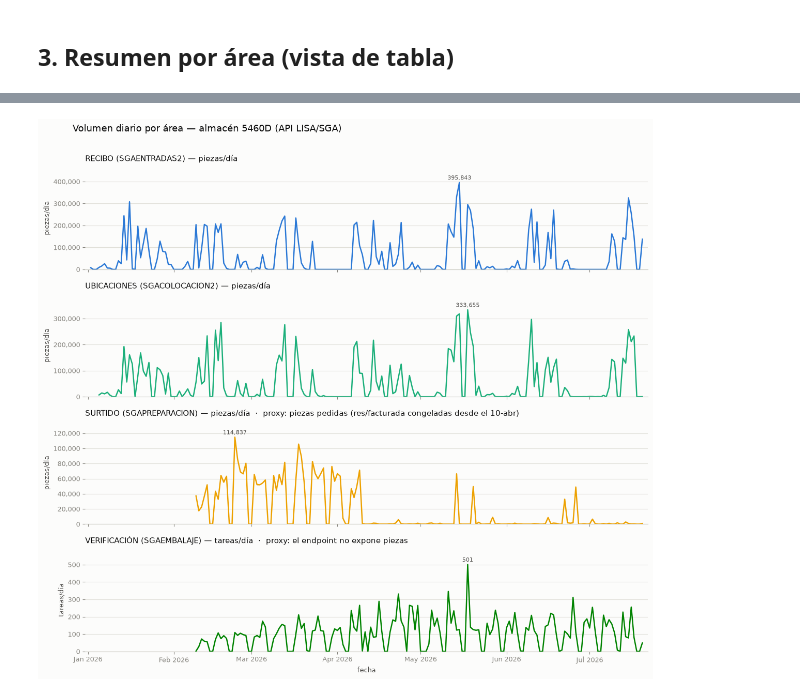
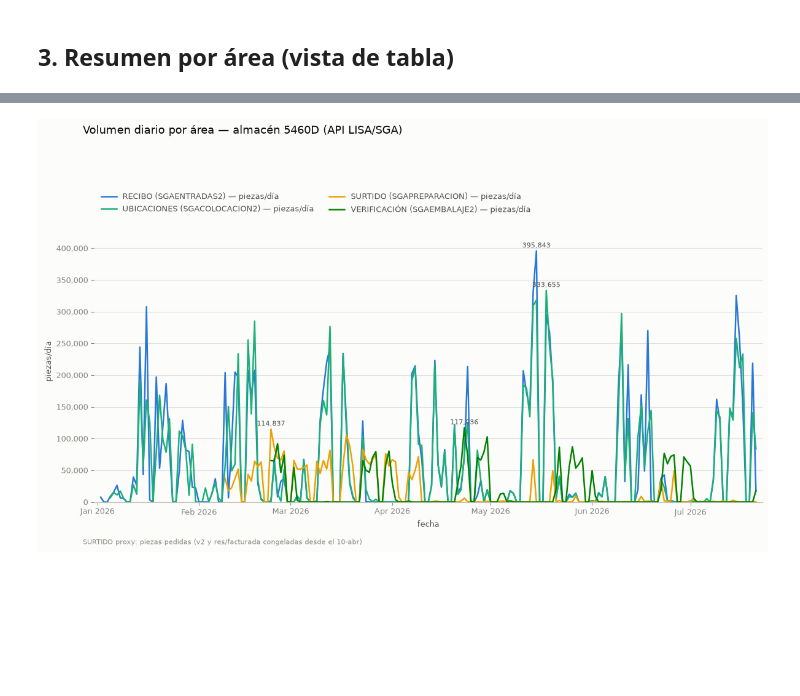
Before and after one commit to Quantium/Zeus-Notebooks, a Jupyter notebook: piezas_por_dia.ipynb, the cells around one changed output, grey strips where cells are left out. Saved outputs shown, nothing was run; the diff lists cells and outputs as text; code cells hidden in the pictures; blank space fills up the shorter version.

Commit message:
Nuevas apis con piezas

```diff
--- a/piezas_por_dia.ipynb
+++ b/piezas_por_dia.ipynb
@@ -62,13 +64,13 @@ def a_dataframe(respuesta: dict) -> pd.DataFrame:
 df_entradas = a_dataframe(client.entradas_almacen_2(fecha_gen=FECHA_DESDE, almacen=ALMACEN))
 df_colocacion = a_dataframe(client.colocacion_2(fecha_gen=FECHA_DESDE, almacen=ALMACEN))
 df_preparacion = a_dataframe(client.preparacion(fecha_gen=FECHA_DESDE, almacen=ALMACEN))
-df_embalaje = a_dataframe(client.embalaje(fecha_gen=FECHA_DESDE, almacen=ALMACEN))
+df_embalaje = a_dataframe(client.embalaje_2(fecha_tarea=FECHA_DESDE, almacen=ALMACEN))
 
 for nombre, df in [
     ("SGAENTRADAS2", df_entradas),
     ("SGACOLOCACION2", df_colocacion),
     ("SGAPREPARACION", df_preparacion),
-    ("SGAEMBALAJE", df_embalaje),
+    ("SGAEMBALAJE2", df_embalaje),
 ]:
     print(f"{nombre:16s} {len(df):>7,} registros · {df.shape[1]} columnas")
 # %% [output]
@@ -90,7 +92,7 @@ iniciadas) se descartan y se contabilizan en el resumen.
 def parsea_fechas(valores: pd.Series) -> pd.Series:
     """Parsea el contrato mixto de fechas del API (jul-2026).
 
-    `entradas_2`/`colocacion_2` responden `dd/mm/aaaa HH:MM:SS`;
+    `entradas_2`/`colocacion_2`/`embalaje_2` responden `dd/mm/aaaa HH:MM:SS`;
     `preparacion`/`embalaje` responden ISO 8601. Separar por prefijo evita que
     `dayfirst=True` voltee las ISO ambiguas (`2026-03-12` es 12-mar, no 3-dic).
     """
@@ -127,9 +129,9 @@ for nombre, df, col_fecha, col_piezas, color, nota in [
      "#2a78d6", ""),
     ("UBICACIONES (SGACOLOCACION2)", df_colocacion, "fecha_inicio", "unidades1", "#1baf7a", ""),
     ("SURTIDO (SGAPREPARACION)", df_preparacion, "fecha_inicio", "cantidad_unidad1_ped",
-     "#eda100", "proxy: piezas pedidas (res/facturada congeladas desde el 10-abr)"),
-    ("VERIFICACIÓN (SGAEMBALAJE)", df_embalaje, "fecha_inicio", None, "#008300",
-     "proxy: el endpoint no expone piezas"),
+     "#eda100", "proxy: piezas pedidas (v2 y res/facturada congeladas desde el 10-abr)"),
+    ("VERIFICACIÓN (SGAEMBALAJE2)", df_embalaje, "fecha_inicio", "cantidad_presentacion",
+     "#008300", ""),
 ]:
     serie, descartados = serie_diaria(df, col_fecha, col_piezas)
     AREAS[nombre] = {
@@ -199,57 +202,74 @@ MUTED = "#898781"
 GRID = "#e1e0d9"
 BASELINE = "#c3c2b7"
 SURFACE = "#fcfcfb"
 
 fmt_miles = FuncFormatter(lambda v, _: f"{v:,.0f}")
 
-fig, axes = plt.subplots(len(AREAS), 1, figsize=(12, 11), sharex=True)
+fig, ax = plt.subplots(figsize=(12, 7))
 fig.patch.set_facecolor(SURFACE)
+ax.set_facecolor(SURFACE)
 
-for ax, (nombre, a) in zip(axes, AREAS.items()):
+for nombre, a in AREAS.items():
     s = a["serie"]
-    ax.plot(s.index, s.values, color=a["color"], linewidth=1.8)
+    ax.plot(
+        s.index,
+        s.values,
+        color=a["color"],
+        linewidth=1.8,
+        label=f"{nombre} — {a['metrica']}",
+    )
 
-    titulo = f"{nombre} — {a['metrica']}"
-    if a["nota"]:
-        titulo += f"  ·  {a['nota']}"
-    ax.set_title(titulo, loc="left", fontsize=11, color=INK, pad=8)
-
-    ax.set_facecolor(SURFACE)
-    ax.set_ylabel(a["metrica"], fontsize=9, color=INK_2)
-    ax.set_ylim(0, s.max() * 1.18)
-    ax.margins(x=0.01)
-    ax.grid(axis="y", color=GRID, linewidth=0.8)
-    ax.set_axisbelow(True)
-    for lado in ("top", "right", "left"):
-        ax.spines[lado].set_visible(False)
-    ax.spines["bottom"].set_color(BASELINE)
-    ax.tick_params(colors=MUTED, labelsize=9)
-    ax.yaxis.set_major_formatter(fmt_miles)
-
-    # etiqueta directa del pico
+    # etiqueta directa del pico de cada serie
     dia_max = s.idxmax()
     ax.annotate(
         f"{int(s.max()):,}",
         xy=(dia_max, s.max()),
         xytext=(0, 4),
         textcoords="offset points",
         ha="center",
         fontsize=8,
         color=INK_2,
     )
 
-axes[-1].xaxis.set_major_locator(mdates.MonthLocator())
-axes[-1].xaxis.set_major_formatter(mdates.DateFormatter("%b %Y"))
-axes[-1].set_xlabel("fecha", fontsize=9, color=INK_2)
+maximo = max(a["serie"].max() for a in AREAS.values())
+ax.set_ylim(0, maximo * 1.12)
+ax.margins(x=0.01)
+ax.set_ylabel("piezas/día", fontsize=9, color=INK_2)
+ax.grid(axis="y", color=GRID, linewidth=0.8)
+ax.set_axisbelow(True)
+for lado in ("top", "right", "left"):
+    ax.spines[lado].set_visible(False)
+ax.spines["bottom"].set_color(BASELINE)
+ax.tick_params(colors=MUTED, labelsize=9)
+ax.yaxis.set_major_formatter(fmt_miles)
+
+ax.xaxis.set_major_locator(mdates.MonthLocator())
+ax.xaxis.set_major_formatter(mdates.DateFormatter("%b %Y"))
+ax.set_xlabel("fecha", fontsize=9, color=INK_2)
+
+# leyenda encima del área de trazado para no tapar las líneas
+ax.legend(
+    loc="lower left",
+    bbox_to_anchor=(0, 1.0),
+    ncol=2,
+    frameon=False,
+    fontsize=9,
+    labelcolor=INK_2,
+)
+
+notas = "   ·   ".join(
+    f"{nombre.split(' ')[0]} {a['nota']}" for nombre, a in AREAS.items() if a["nota"]
+)
+fig.text(0.065, 0.005, notas, fontsize=8, color=MUTED, ha="left")
 
 fig.suptitle(
     f"Volumen diario por área — almacén {ALMACEN} (API LISA/SGA)",
     fontsize=13,
     color=INK,
-    x=0.06,
+    x=0.065,
     ha="left",
 )
-fig.tight_layout(rect=(0, 0, 1, 0.97))
+fig.tight_layout(rect=(0, 0.02, 1, 0.9))
 plt.show()
 # %% [output]
-[figure, old version]
+[figure, new version]
```
Also changed, not shown: parts of 5 cells of this notebook, 3 other files.
